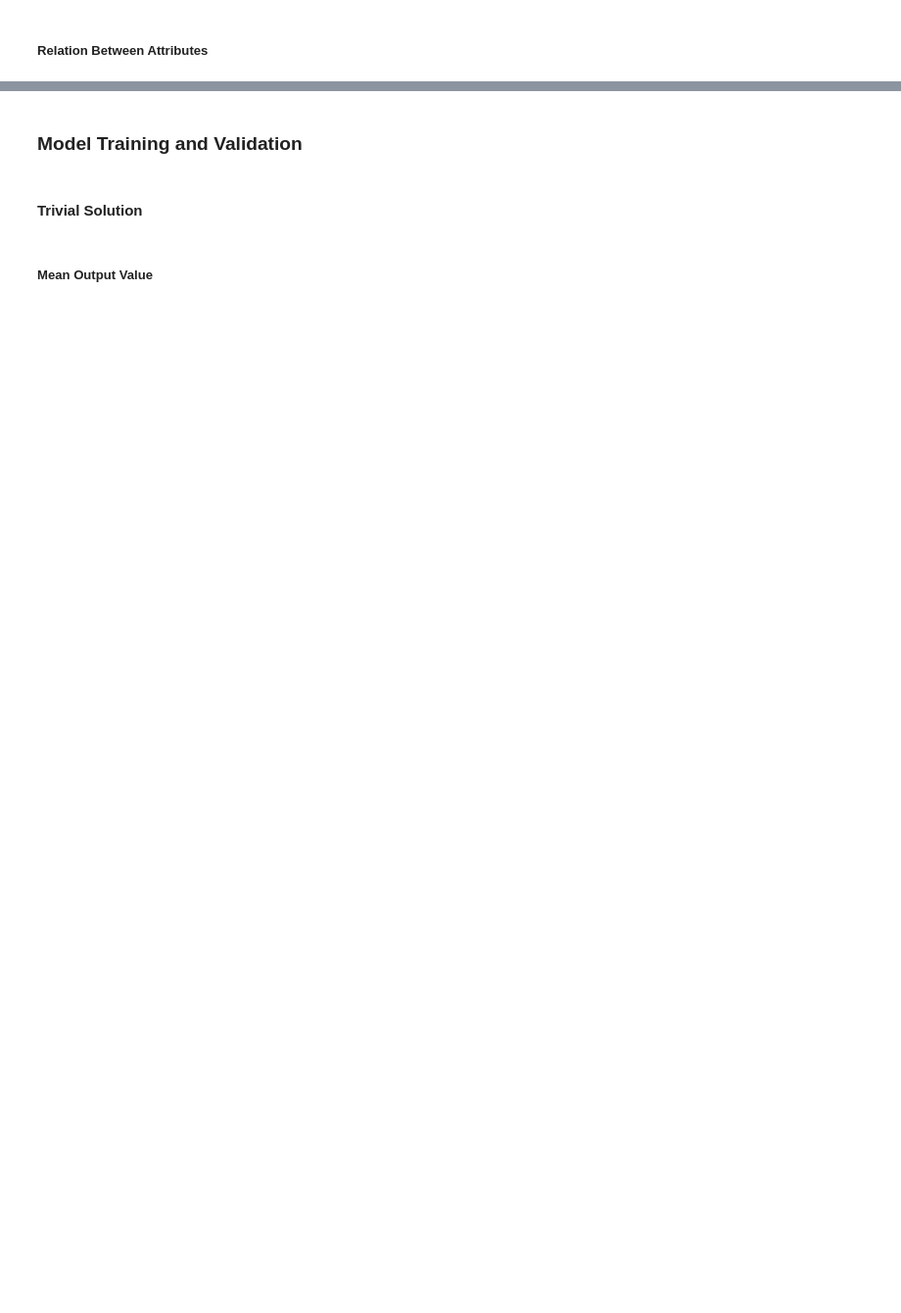
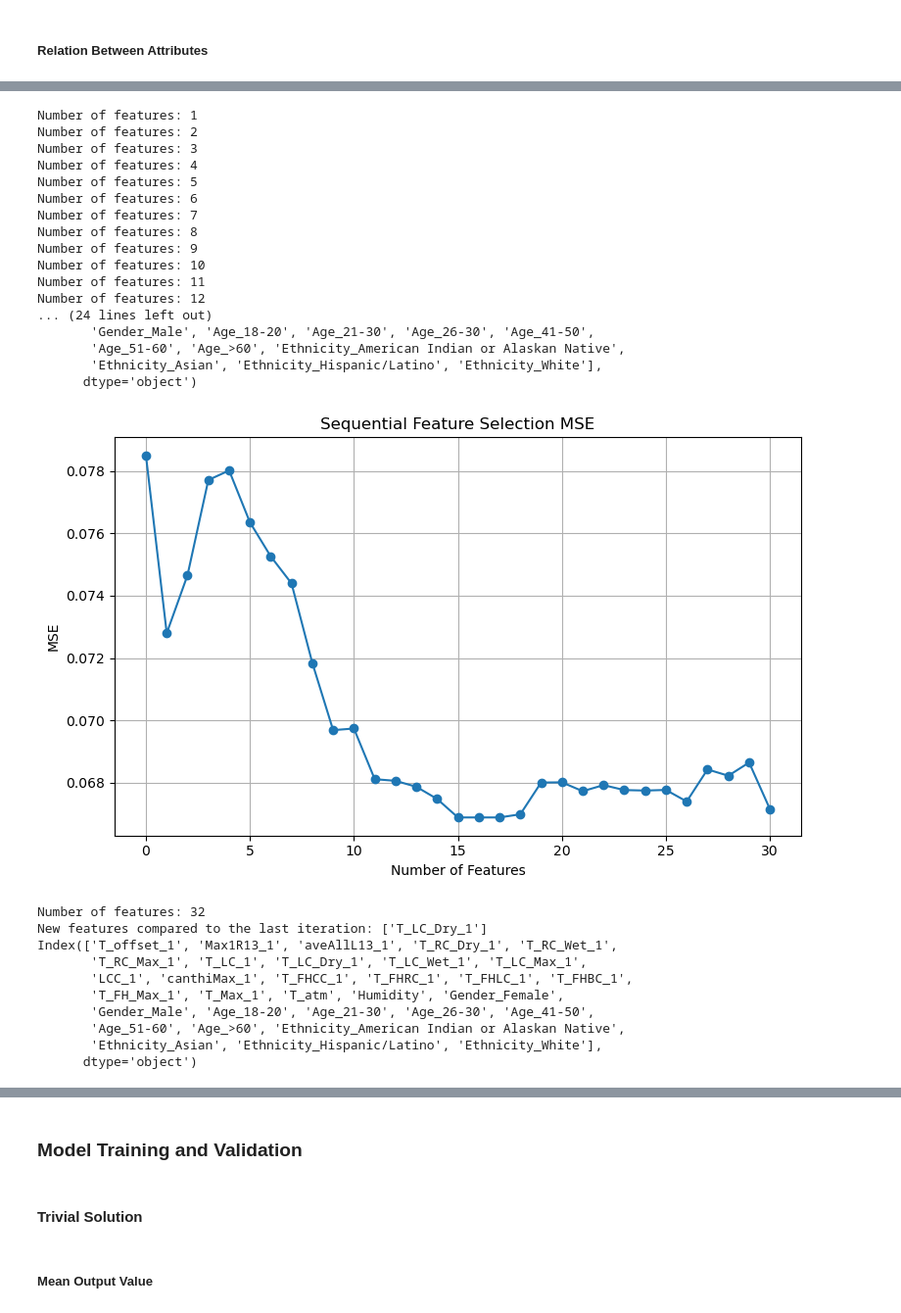
Before and after one commit to Henchen99/EE-559-Project, a Jupyter notebook: EE559_Project_Code.ipynb, the cells around one changed output, grey strips where cells are left out. Shown at 98% size. Saved outputs shown, nothing was run; the diff lists cells and outputs as text; code cells hidden in the pictures; blank space fills up the shorter version.

```diff
--- a/EE559_Project_Code.ipynb
+++ b/EE559_Project_Code.ipynb
@@ -266,0 +300,17 @@ Length: 115, dtype: object
+# %%
+# perform sequential feature selection for various number of features and validate the metrics each epoch
+num_feats = x_train.shape[1]
+feature_select_mse = []
+
+for i in range(num_feats-1,0,-1):
+    # print(f"Number of features: {i}")
+    selected_features_backward = seq_back_feat_select(LinearRegression(), i, 'backward')
+
+    #extract features from x_train and x_val
+    x_train_select_features = x_train[selected_features_backward].copy()
+    x_val_select_features = x_val[selected_features_backward].copy()
+
+    model_test_predict_select_features = LinReg(x_train_select_features, y_train, x_val_select_features, y_val)
+    mse_sf, r_mse_sf, mae_sf = compute_metrics(y_val, model_test_predict_select_features)
+
+    feature_select_mse.append(mse_sf)
@@ -266,0 +331,63 @@ Length: 115, dtype: object
+# %%
+num_feats = x_train.shape[1]
+feature_select_mse = []
+
+old_features = []
+
+for i in range(1, num_feats):
+    print(f"Number of features: {i}")
+    selected_features_backward = seq_back_feat_select(LinearRegression(), i, 'forward')
+
+    #extract features from x_train and x_val
+    x_train_select_features = x_train[selected_features_backward].copy()
+    x_val_select_features = x_val[selected_features_backward].copy()
+
+    model_test_predict_select_features = LinReg(x_train_select_features, y_train, x_val_select_features, y_val)
+    mse_sf, r_mse_sf, mae_sf = compute_metrics(y_val, model_test_predict_select_features)
+
+    feature_select_mse.append(mse_sf)
+
+    if i>30:
+        new_features = [feat for feat in selected_features_backward if feat not in old_features]
+        print(f"New features compared to the last iteration: {new_features}")
+
+        print(selected_features_backward)
+        plt.figure(figsize=(8, 5))
+        plt.plot(feature_select_mse, marker='o', linestyle='-')
+        plt.title('Sequential Feature Selection MSE')
+        plt.xlabel('Number of Features')
+        plt.ylabel('MSE')
+        plt.grid(True)
+        plt.tight_layout()
+        plt.show()
+
+    old_features = selected_features_backward
+# %% [output]
+Number of features: 1
+Number of features: 2
+Number of features: 3
+Number of features: 4
+Number of features: 5
+Number of features: 6
+Number of features: 7
+Number of features: 8
+Number of features: 9
+Number of features: 10
+Number of features: 11
+Number of features: 12
+... (24 lines left out)
+       'Gender_Male', 'Age_18-20', 'Age_21-30', 'Age_26-30', 'Age_41-50',
+       'Age_51-60', 'Age_>60', 'Ethnicity_American Indian or Alaskan Native',
+       'Ethnicity_Asian', 'Ethnicity_Hispanic/Latino', 'Ethnicity_White'],
+      dtype='object')
+[figure, added]
+Number of features: 32
+New features compared to the last iteration: ['T_LC_Dry_1']
+Index(['T_offset_1', 'Max1R13_1', 'aveAllL13_1', 'T_RC_Dry_1', 'T_RC_Wet_1',
+       'T_RC_Max_1', 'T_LC_1', 'T_LC_Dry_1', 'T_LC_Wet_1', 'T_LC_Max_1',
+       'LCC_1', 'canthiMax_1', 'T_FHCC_1', 'T_FHRC_1', 'T_FHLC_1', 'T_FHBC_1',
+       'T_FH_Max_1', 'T_Max_1', 'T_atm', 'Humidity', 'Gender_Female',
+       'Gender_Male', 'Age_18-20', 'Age_21-30', 'Age_26-30', 'Age_41-50',
+       'Age_51-60', 'Age_>60', 'Ethnicity_American Indian or Alaskan Native',
+       'Ethnicity_Asian', 'Ethnicity_Hispanic/Latino', 'Ethnicity_White'],
+      dtype='object')
```
Also changed, not shown: parts of 86 cells of this notebook.
